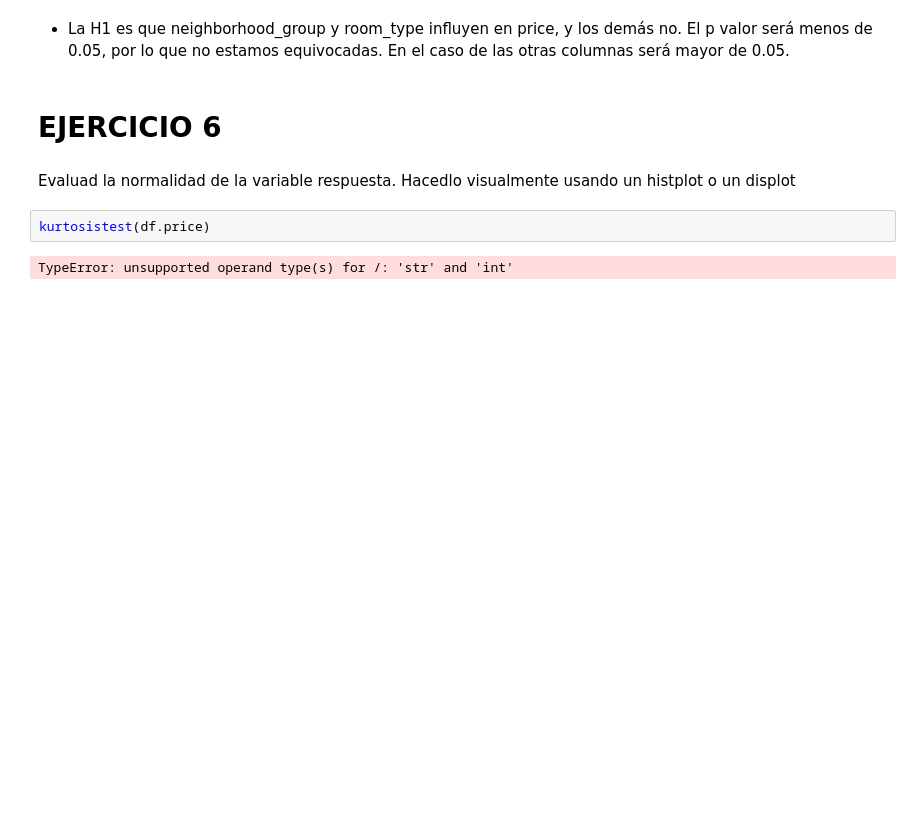
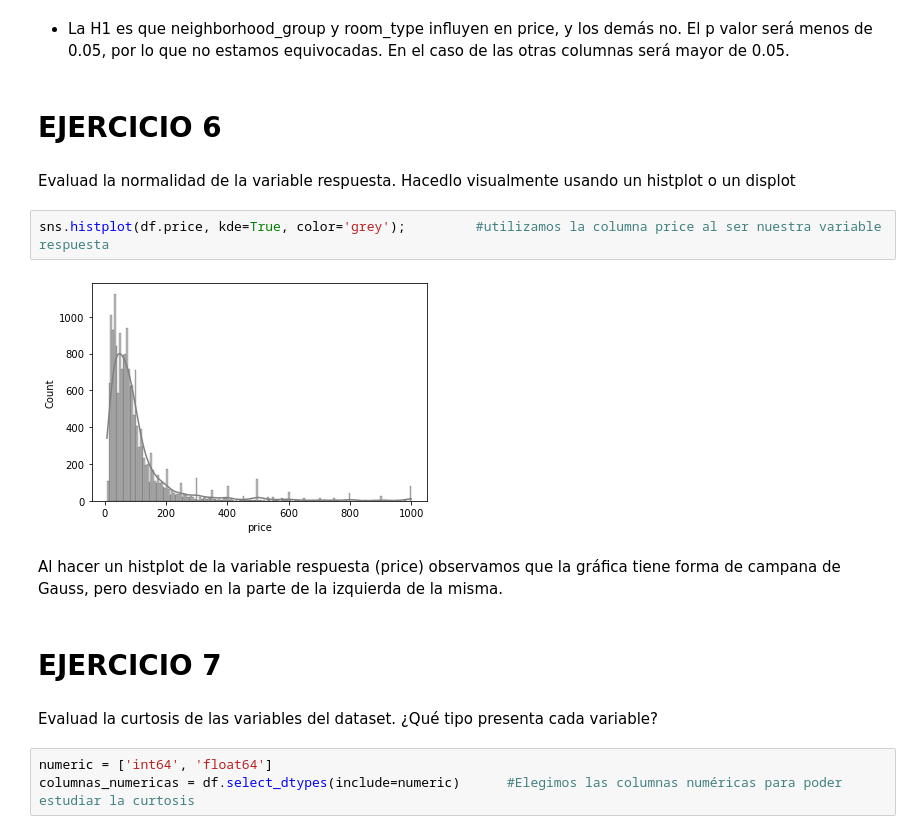
Before and after one commit to Adalab/DA-promo-a-modulo-3-pair-1-Almudena-Lara, a Jupyter notebook: TEST ESTADÍSTICOS/T.E. 1/estadisticos_1.ipynb, the cells around one changed output. Cells and saved outputs as stored; diff of their text form; blank space fills up the shorter version.

```diff
--- a/TEST ESTADÍSTICOS/T.E. 1/estadisticos_1.ipynb
+++ b/TEST ESTADÍSTICOS/T.E. 1/estadisticos_1.ipynb
@@ -110,7 +114,16 @@ Plantead una hipótesis alternativa. ¿Qué variables creéis que afectarán al
 # EJERCICIO 6
 # %% [markdown]
 Evaluad la normalidad de la variable respuesta. Hacedlo visualmente usando un histplot o un displot
-# %%
-kurtosistest(df.price)
-# %% [output]
-TypeError: unsupported operand type(s) for /: 'str' and 'int'
+# %%
+sns.histplot(df.price, kde=True, color='grey');         #utilizamos la columna price al ser nuestra variable respuesta
+# %% [output]
+[figure, added]
+# %% [markdown]
+Al hacer un histplot de la variable respuesta (price) observamos que la gráfica tiene forma de campana de Gauss, pero desviado en la parte de la izquierda de la misma.
+# %% [markdown]
+# EJERCICIO 7
+# %% [markdown]
+Evaluad la curtosis de las variables del dataset. ¿Qué tipo presenta cada variable?
+# %%
+numeric = ['int64', 'float64']
+columnas_numericas = df.select_dtypes(include=numeric)      #Elegimos las columnas numéricas para poder estudiar la curtosis
```
Also changed, not shown: parts of 10 cells of this notebook, 1 other file.
